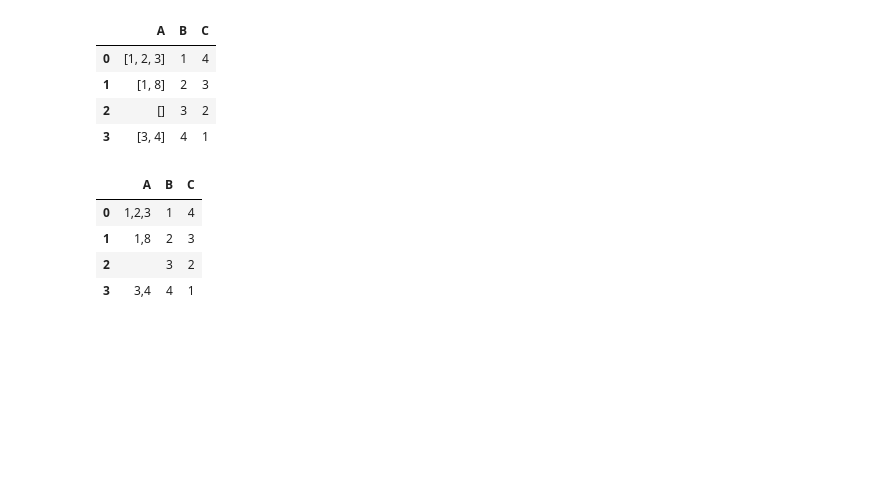
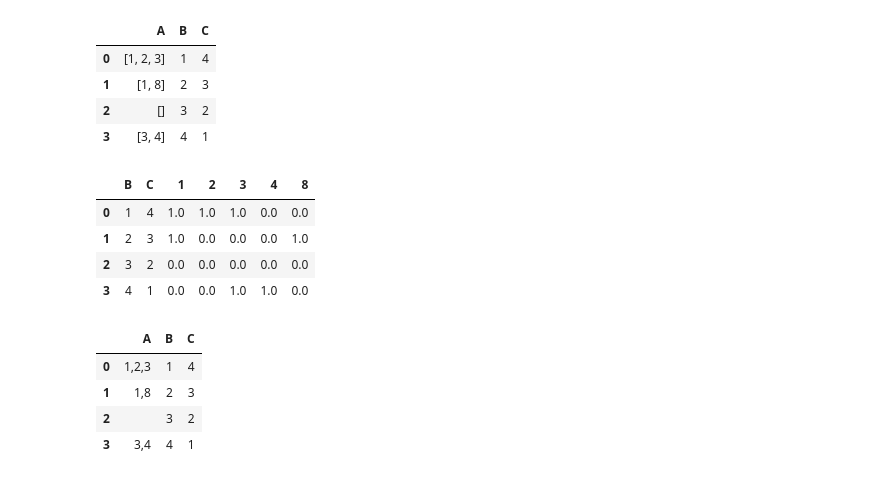
Before and after one commit to molinsp/fastdata, a Jupyter notebook: 00_core.ipynb, the cells around one changed output. Cells and saved outputs as stored; diff of their text form; code cells hidden in the pictures; blank space fills up the shorter version.

```diff
--- a/00_core.ipynb
+++ b/00_core.ipynb
@@ -240,6 +247,17 @@ with_brackets
 | 1 | [1, 8] | 2 | 3 |
 | 2 | [] | 3 | 2 |
 | 3 | [3, 4] | 4 | 1 |
+# %%
+with_brackets.fdt.split_list_to_columns(
+    separator=",",
+    list_marker="square_brackets",
+    column="A", split_type='unique')
+# %% [output]
+|  | B | C | 1 | 2 | 3 | 4 | 8 |
+| 0 | 1 | 4 | 1.0 | 1.0 | 1.0 | 0.0 | 0.0 |
+| 1 | 2 | 3 | 1.0 | 0.0 | 0.0 | 0.0 | 1.0 |
+| 2 | 3 | 2 | 0.0 | 0.0 | 0.0 | 0.0 | 0.0 |
+| 3 | 4 | 1 | 0.0 | 0.0 | 1.0 | 1.0 | 0.0 |
 # %%
 assert with_brackets.fdt.split_list_to_columns(
     separator=",",
```
Also changed, not shown: parts of 10 cells of this notebook, 6 other files.
